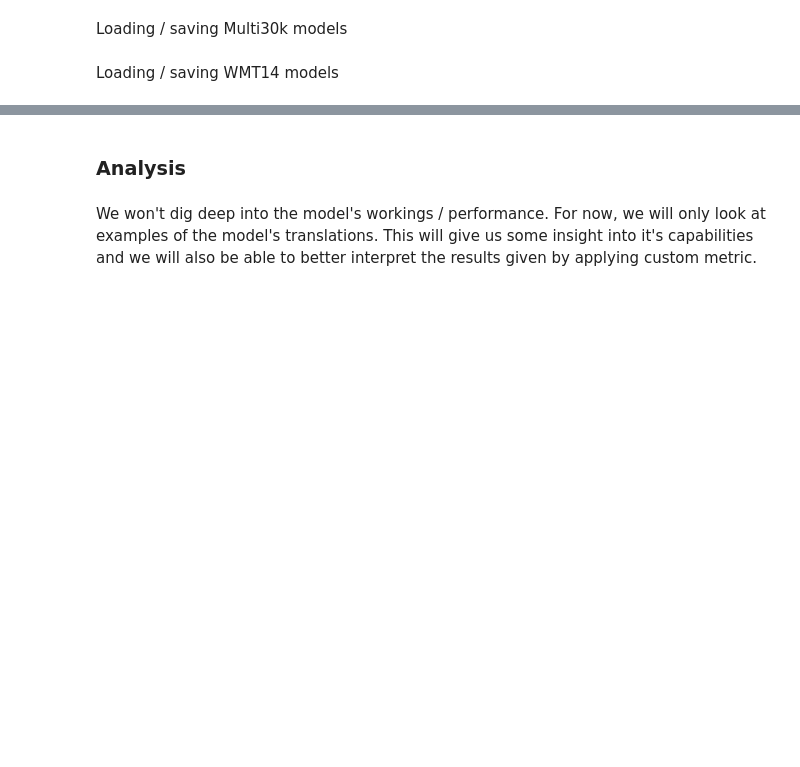
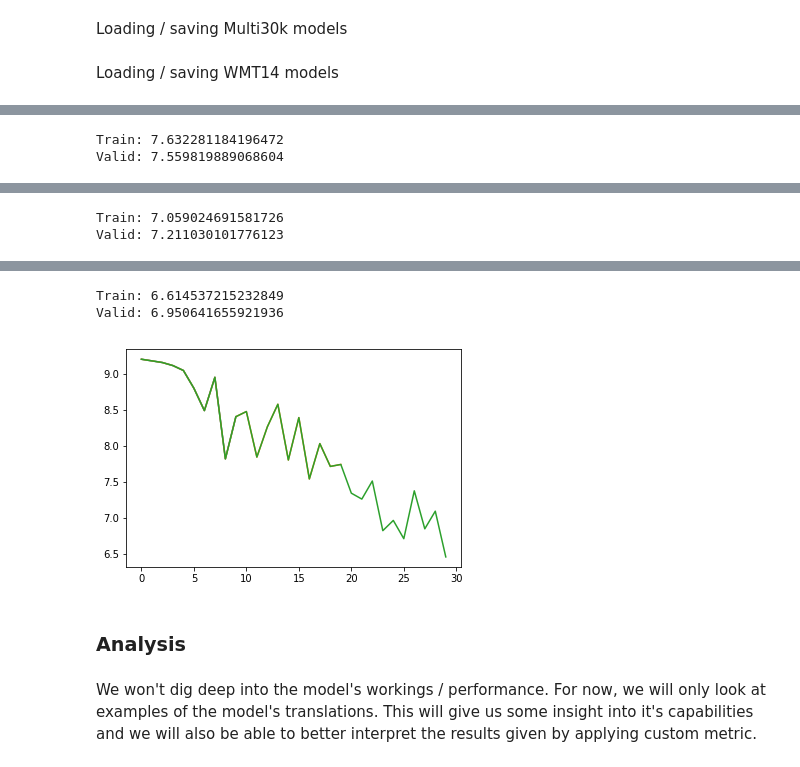
Before and after one commit to rumaak/exploring_machine_translation, a Jupyter notebook: Attention.ipynb, the cells around one changed output, grey strips where cells are left out. Cells and saved outputs as stored; diff of their text form; code cells hidden in the pictures; blank space fills up the shorter version.

```diff
--- a/Attention.ipynb
+++ b/Attention.ipynb
@@ -174,0 +207,4 @@ torch.save(dec.state_dict(), f'{model_path_WMT14}dec.pt')
+# %%
+fit_rnnsearch_online(enc, dec, train_iter, valid_iter, epochs, opt_enc, opt_dec, loss_fn, n_words_trg,
+                     end_train=50, end_val=20, plot_every=5,save_every=30)
+# %% [output]
@@ -174,0 +212,2 @@ torch.save(dec.state_dict(), f'{model_path_WMT14}dec.pt')
+Train: 7.632281184196472
+Valid: 7.559819889068604
@@ -174,0 +215,2 @@ torch.save(dec.state_dict(), f'{model_path_WMT14}dec.pt')
+Train: 7.059024691581726
+Valid: 7.211030101776123
@@ -175,3 +218,6 @@ torch.save(dec.state_dict(), f'{model_path_WMT14}dec.pt')
+Train: 6.614537215232849
+Valid: 6.950641655921936
+[figure, added]
 # %% [markdown]
 ### Analysis
 # %% [markdown]
```
Also changed, not shown: parts of 18 cells of this notebook, 33 other files.
